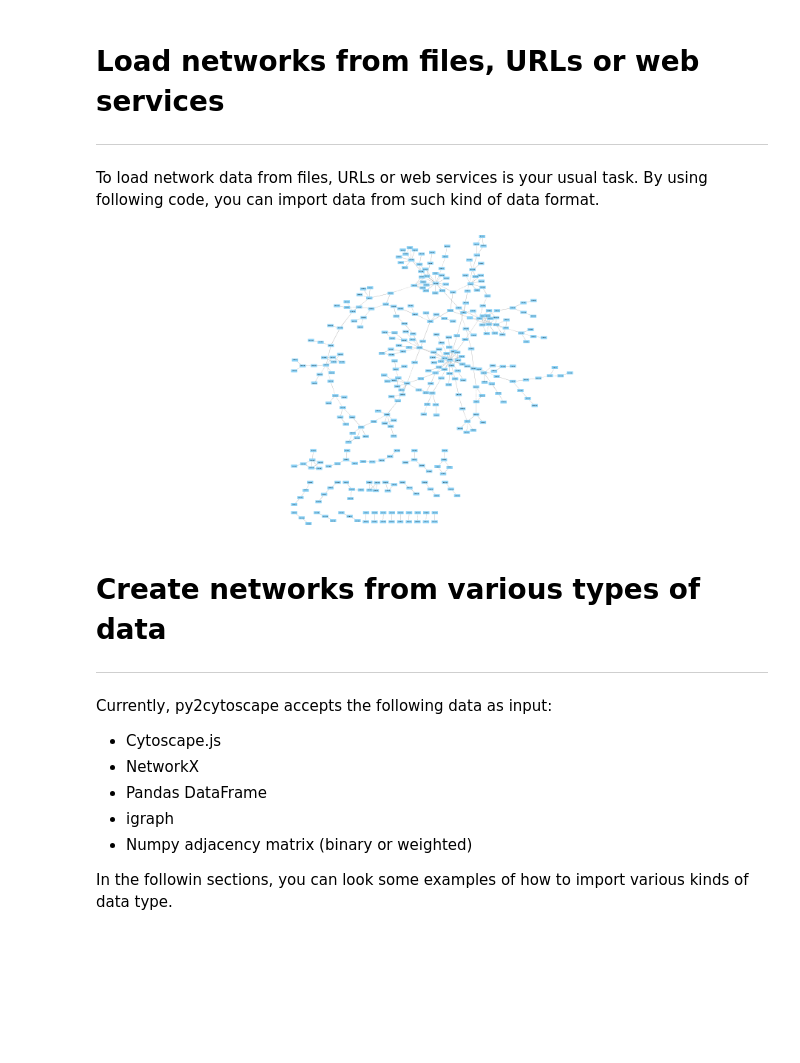
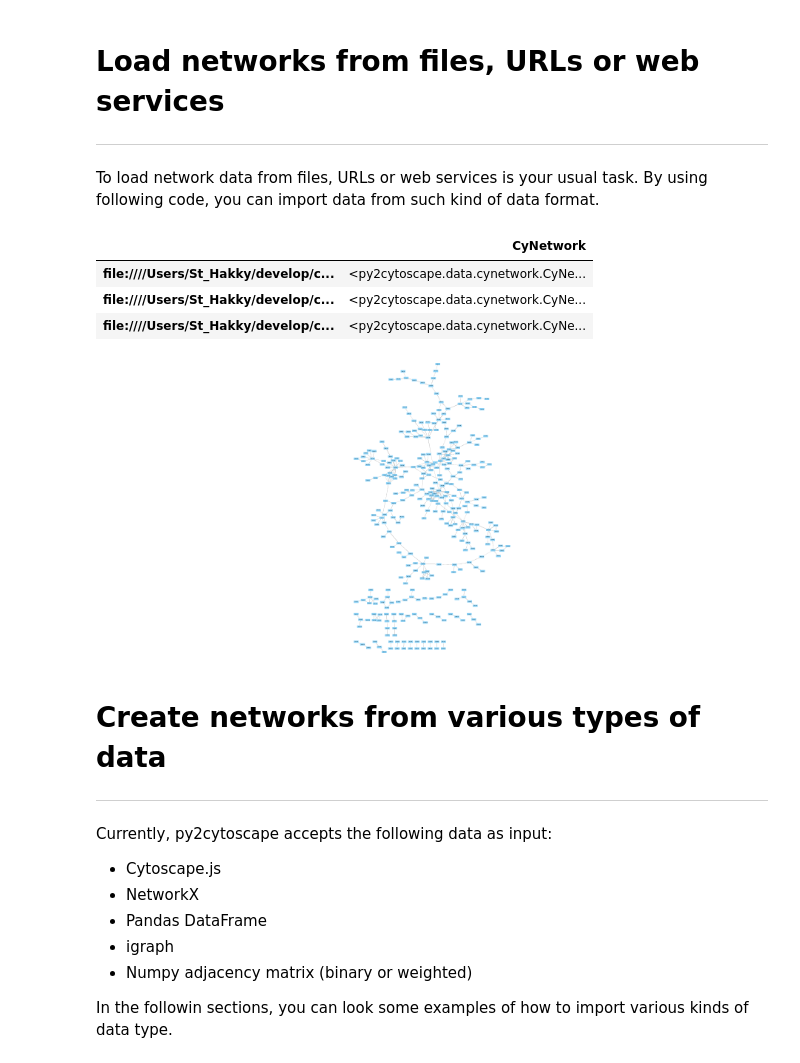
Before and after one commit to idekerlab/cyrest-examples, a Jupyter notebook: notebooks/cookbook/Python-cookbook/Import.ipynb, the cells around one changed output. Drawn from its saved outputs; the diff is of its cells as text; code cells hidden in the pictures; blank space fills up the shorter version.

```diff
--- a/notebooks/cookbook/Python-cookbook/Import.ipynb
+++ b/notebooks/cookbook/Python-cookbook/Import.ipynb
@@ -65,7 +65,7 @@ cy = CyRestClient()
 cy.session.delete()
 
 # Load a sample network
-network1 = cy.network.create_from('http://chianti.ucsd.edu/~kono/data/galFiltered.sif')
+#network1 = cy.network.create_from('http://chianti.ucsd.edu/~kono/data/galFiltered.sif')
 
 # Load a single local file
 network2 = cy.network.create_from('../sampleData/galFiltered.json')
@@ -74,23 +74,30 @@ network4 = cy.network.create_from('../sampleData/galFiltered.gml', collection='M
 
 # Load from multiple locations
 network_locations = [
-    # Static file on a web server
-    'http://chianti.ucsd.edu/cytoscape-data/galFiltered.sif',
-    # or a web service
-    'http://www.ebi.ac.uk/Tools/webservices/psicquic/intact/webservices/current/search/query/brca1?format=xml25'
+    # File1
+    '../sampleData/galFiltered.json',
+    # File2
+    '../sampleData/sample_yeast_network.xgmml',
+    # File3
+    '../sampleData/galFiltered.gml'
 ]
 
 # This requrns Series
 networks = cy.network.create_from(network_locations)
 pd.DataFrame(networks, columns=['CyNetwork'])
-
-# Apply layout to the cytoscape network object
-cy.layout.apply(network = network1)
-
-# Show it!!
-Image(network1.get_png(height=400))
 # %% [output]
-[figure, removed]
+|  | CyNetwork |
+| file:////Users/St_Hakky/develop/c... | <py2cytoscape.data.cynetwork.CyNe... |
+| file:////Users/St_Hakky/develop/c... | <py2cytoscape.data.cynetwork.CyNe... |
+| file:////Users/St_Hakky/develop/c... | <py2cytoscape.data.cynetwork.CyNe... |
+# %%
+# Apply layout to the cytoscape network object
+cy.layout.apply(network = network2)
+
+# Show it!!
+Image(network2.get_png(height=400))
+# %% [output]
+[figure, added]
 # %% [markdown]
 # Create networks from various types of data
 ---------------------------------------
```
Also changed, not shown: parts of 2 cells of this notebook.
